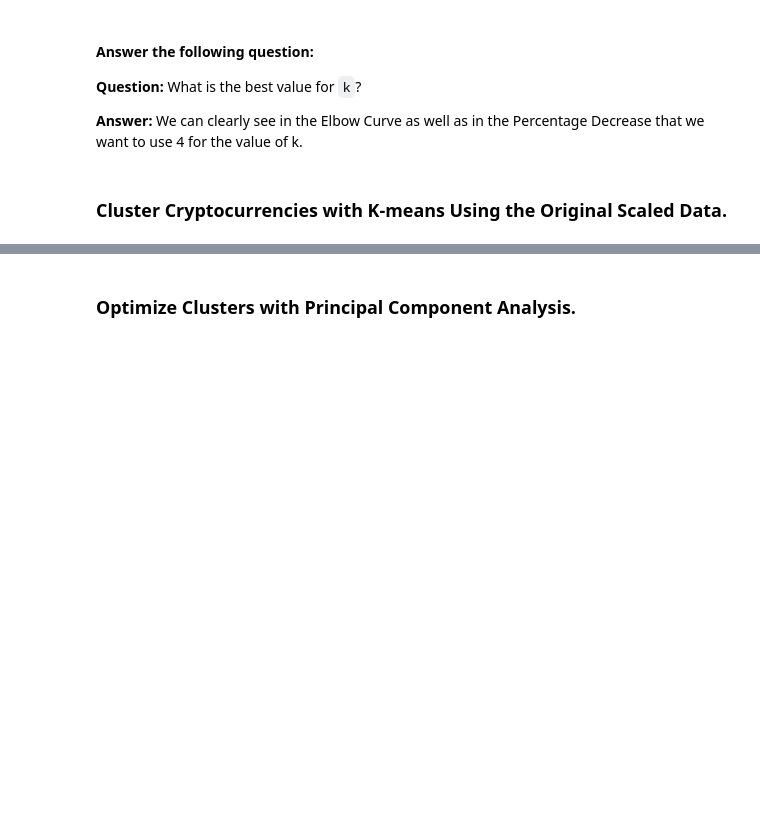
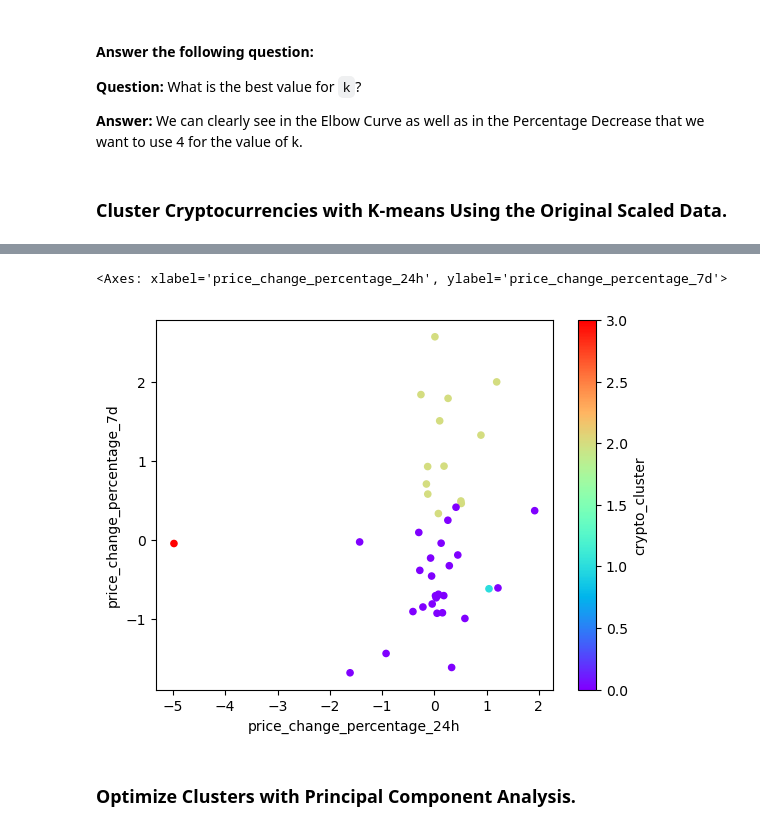
Before and after one commit to Kap4203/CryptoClustering, a Jupyter notebook: Crypto_Clustering.ipynb, the cells around one changed output, grey strips where cells are left out. Saved outputs shown, nothing was run; the diff lists cells and outputs as text; code cells hidden in the pictures; blank space fills up the shorter version.

Commit message:
Clustered Cryptocurrencies with K-means using the original scaled data.

```diff
--- a/Crypto_Clustering.ipynb
+++ b/Crypto_Clustering.ipynb
@@ -191,2 +197,3 @@ Percentage decrease from k=9 to k=10: 7.43%
 # %%
 # Fit the K-Means model using the scaled data
+model_scaled_market_data.fit(scaled_market_data_df)
@@ -193,5 +202,6 @@ Percentage decrease from k=9 to k=10: 7.43%
 # %%
 # Predict the clusters to group the cryptocurrencies using the scaled data
-
+k_4 = model_scaled_market_data.predict(scaled_market_data_df)
 
 # View the resulting array of cluster values.
+print(k_4)
@@ -198,8 +211,11 @@ Percentage decrease from k=9 to k=10: 7.43%
 # %%
 # Create a copy of the DataFrame
+predictions_scaled_market_data_df = scaled_market_data_df.copy()
 # %%
 # Add a new column to the DataFrame with the predicted clusters
+predictions_scaled_market_data_df['crypto_cluster'] = k_4
 
 
 # Display sample data
+print(predictions_scaled_market_data_df.head())
 # %% [output]
@@ -213,7 +239,16 @@ Percentage decrease from k=9 to k=10: 7.43%
 # %%
 # Create a scatter plot using Pandas plot by setting
 # `x="price_change_percentage_24h"` and `y="price_change_percentage_7d"`.
 # Use "rainbow" for the color to better visualize the data.
+predictions_scaled_market_data_df.plot.scatter(
+    x="price_change_percentage_24h",
+    y="price_change_percentage_7d",
+    c="crypto_cluster",
+    colormap="rainbow"
+)
+# %% [output]
+<Axes: xlabel='price_change_percentage_24h', ylabel='price_change_percentage_7d'>
+[figure, added]
 # %% [markdown]
 ### Optimize Clusters with Principal Component Analysis.
 # %%
```
Also changed, not shown: parts of 5 cells of this notebook.
